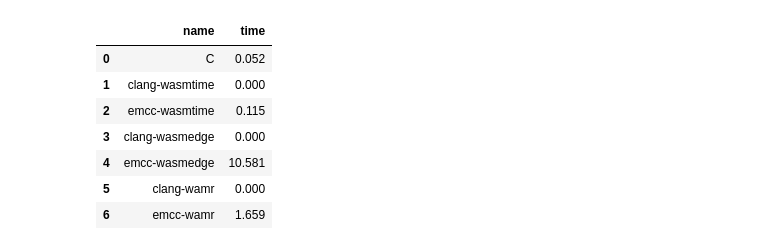
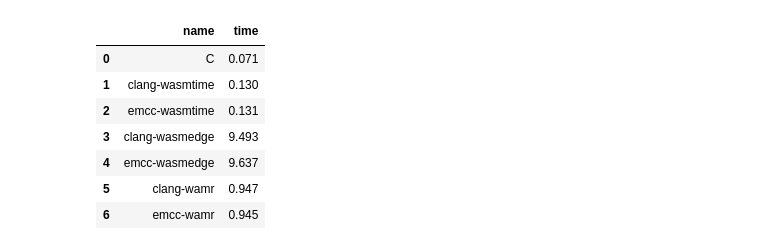
Before and after one commit to julenbhy/WASM-Benchmarks, a Jupyter notebook: Benchmarks/quicksort/time_plots.ipynb, the cells around one changed output. Cells and saved outputs as stored; diff of their text form; code cells hidden in the pictures.

```diff
--- a/Benchmarks/quicksort/time_plots.ipynb
+++ b/Benchmarks/quicksort/time_plots.ipynb
@@ -26,33 +26,33 @@ def plot_times(df):
     plt.show()
 # %%
 dfC=multitime_to_pd(open("./compiled/C/c.time", "r").readlines())
-#dfclang_wasmtime=multitime_to_pd(open("./compiled/WASM/clang-wasmtime.time", "r").readlines())
+dfclang_wasmtime=multitime_to_pd(open("./compiled/WASM/clang-wasmtime.time", "r").readlines())
 dfemcc_wasmtime=multitime_to_pd(open("./compiled/WASM/emcc-wasmtime.time", "r").readlines())
-#dfclang_wasmedge=multitime_to_pd(open("./compiled/WASM/clang-wasmedge.time", "r").readlines())
+dfclang_wasmedge=multitime_to_pd(open("./compiled/WASM/clang-wasmedge.time", "r").readlines())
 dfemcc_wasmedge=multitime_to_pd(open("./compiled/WASM/emcc-wasmedge.time", "r").readlines())
-#dfclang_wamr=multitime_to_pd(open("./compiled/WASM/clang-wamr.time", "r").readlines())
+dfclang_wamr=multitime_to_pd(open("./compiled/WASM/clang-wamr.time", "r").readlines())
 dfemcc_wamr=multitime_to_pd(open("./compiled/WASM/emcc-wamr.time", "r").readlines())
 # %%
 # Extract the execution time values that you want to plot
 name_values = ['C', 'clang-wasmtime', 'emcc-wasmtime', 'clang-wasmedge', 'emcc-wasmedge', 'clang-wamr', 'emcc-wamr']
 
 time_values = [float(dfC.loc['real', 'Mean']),
-               0, float(dfemcc_wasmtime.loc['real', 'Mean']),
-               0, float(dfemcc_wasmedge.loc['real', 'Mean']),
-               0, float(dfemcc_wamr.loc['real', 'Mean'])]
+               float(dfclang_wasmtime.loc['real', 'Mean']), float(dfemcc_wasmtime.loc['real', 'Mean']),
+               float(dfclang_wasmedge.loc['real', 'Mean']), float(dfemcc_wasmedge.loc['real', 'Mean']),
+               float(dfclang_wamr.loc['real', 'Mean']), float(dfemcc_wamr.loc['real', 'Mean'])]
 
 # Create a new dataframe to store the extracted values
 df = pd.DataFrame({'name': name_values, 'time': time_values})
 df
 # %% [output]
 |  | name | time |
-| 0 | C | 0.052 |
-| 1 | clang-wasmtime | 0.000 |
-| 2 | emcc-wasmtime | 0.115 |
-| 3 | clang-wasmedge | 0.000 |
-| 4 | emcc-wasmedge | 10.581 |
-| 5 | clang-wamr | 0.000 |
-| 6 | emcc-wamr | 1.659 |
+| 0 | C | 0.071 |
+| 1 | clang-wasmtime | 0.130 |
+| 2 | emcc-wasmtime | 0.131 |
+| 3 | clang-wasmedge | 9.493 |
+| 4 | emcc-wasmedge | 9.637 |
+| 5 | clang-wamr | 0.947 |
+| 6 | emcc-wamr | 0.945 |
 # %%
 plot_times(df)
 # %% [output]
```
Also changed, not shown: parts of 1 cell of this notebook, 16 other files.
